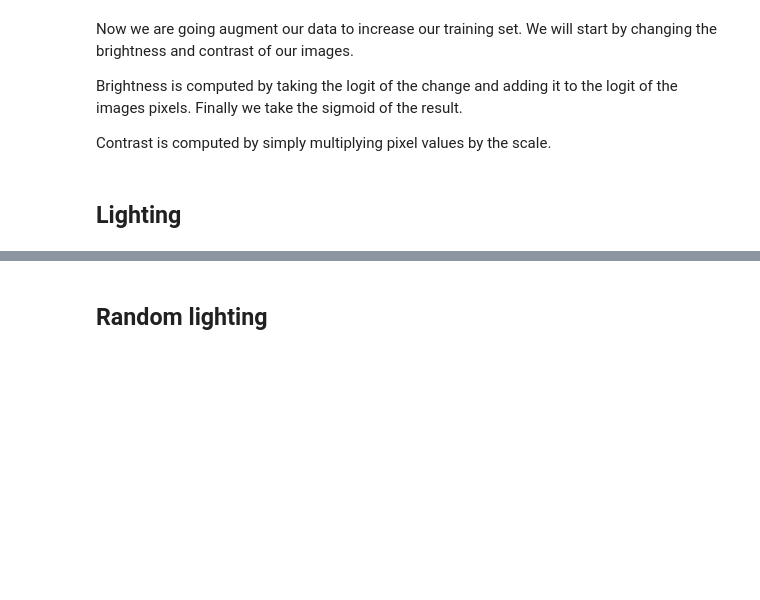
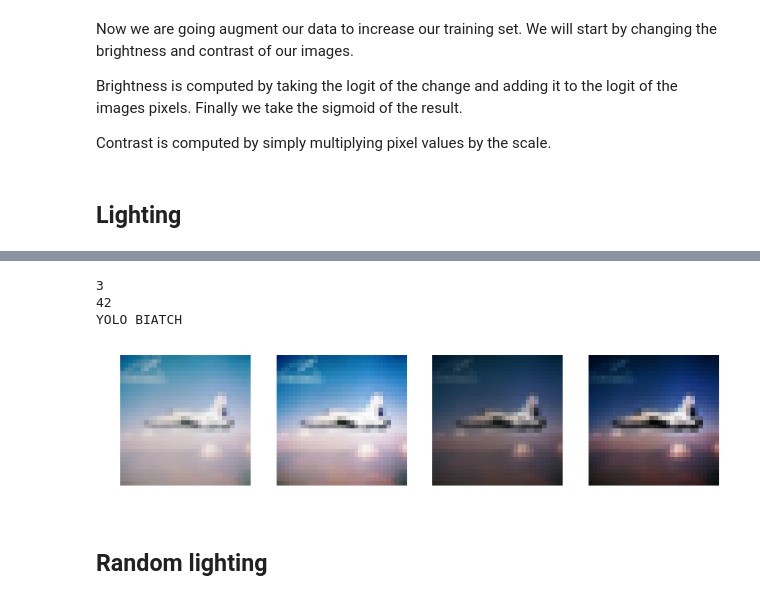
Before and after one commit to anhquan0412/fastai_v1, a Jupyter notebook: dev_nb/002_images.ipynb, the cells around one changed output, grey strips where cells are left out. Saved outputs shown, nothing was run; the diff lists cells and outputs as text; code cells hidden in the pictures; blank space fills up the shorter version.

```diff
--- a/dev_nb/002_images.ipynb
+++ b/dev_nb/002_images.ipynb
@@ -253,16 +364,37 @@ def compose(funcs):
 # %%
 def apply_brightness_contrast(scale_contrast, change_brightness):
-    return apply_lighting(compose([
-        partial(contrast, scale=scale_contrast),
-        partial(brightness, change=change_brightness)
-    ]))
+    # remember that apply_lighting return a partial function with func input
+    combined_func = compose([partial(contrast, scale=scale_contrast),
+                               partial(brightness, change=change_brightness)]
+                             )
+    return apply_lighting(combined_func)
+# %%
+# explaining compose function
+def show_stuff(x,k1=42,k2='yolo'):
+    print(x)
+    print(k1)
+    print(k2)
+def wrap(func): # passing in a partial function
+    def inner(*args,**kwargs): # since func remember its fixed parameter,
+        #its wrapper, inner, will also get these fixed parameters
+        func(*args,**kwargs)
+    return inner
+
+func3 = partial(show_stuff,k2='YOLO BIATCH') # func3 already remember its fixed parameter here
+wrap(func3)(3)
+# %% [output]
+3
+42
+YOLO BIATCH
 # %%
 _,axes = plt.subplots(1,4, figsize=(12,3))
 
-show_image(apply_brightness_contrast(0.75, 0.7)(x()), axes[0])
-show_image(apply_brightness_contrast(1.3,  0.3)(x()), axes[1])
-show_image(apply_brightness_contrast(1.3,  0.7)(x()), axes[2])
-show_image(apply_brightness_contrast(0.75, 0.3)(x()), axes[3])
+show_image(apply_brightness_contrast(0.75, 0.7)(x()), axes[0]) # less contrast,  brighter
+show_image(apply_brightness_contrast(1.3,  0.7)(x()), axes[1]) # more contrast, brighter
+show_image(apply_brightness_contrast(0.75, 0.3)(x()), axes[2]) # less contrast, dimmer
+show_image(apply_brightness_contrast(1.3,  0.3)(x()), axes[3]) # more contrast, dimmer
+# %% [output]
+[figure, added]
 # %% [markdown]
 ## Random lighting
 # %% [markdown]
```
Also changed, not shown: parts of 19 cells of this notebook, 1 other file.
